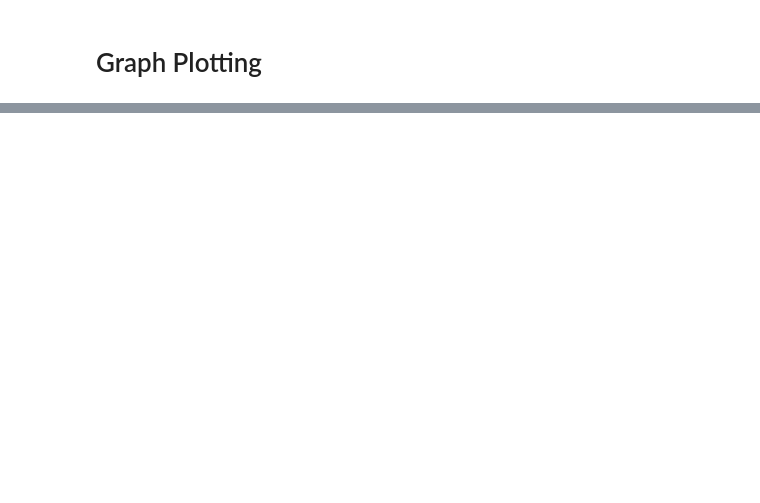
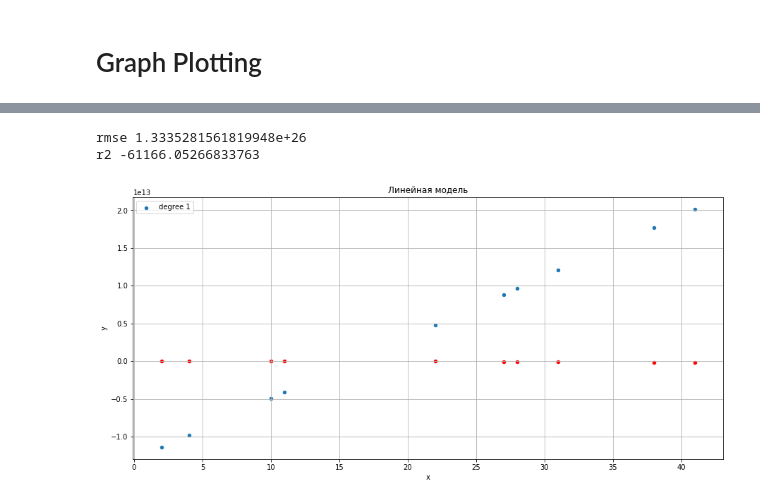
Before and after one commit to NastiyaM/Linear-regression, a Jupyter notebook: Untitled.ipynb, the cells around one changed output, grey strips where cells are left out. Saved outputs shown, nothing was run; the diff lists cells and outputs as text; code cells hidden in the pictures; blank space fills up the shorter version.

```diff
--- a/Untitled.ipynb
+++ b/Untitled.ipynb
@@ -315,0 +326,33 @@ pylab.show()
+# %%
+X_train, X_test, y_train, y_test = train_test_split(x, y, test_size=0.2, random_state=0)
+# %%
+#X_test= X_test.sort()
+#X_train= X_train.sort()
+def pol_ragr(deg):
+    model = PolynomialFeatures(degree=deg)
+    X_train_transform = model.fit_transform(X_train[:, np.newaxis])
+    pol_reg = linear_model.LinearRegression()
+    pol_reg.fit(X_train_transform, y_train)
+    X_test_transform = model.fit_transform(X_test[:, np.newaxis])
+    y_pred = pol_reg.predict(X_test_transform)
+    score = pol_reg.score(X_test_transform, y_test)
+    rmse = mean_squared_error(y_test, y_pred)
+    print('rmse',rmse)
+    r2 = r2_score(y_test, y_pred)
+    print('r2',r2)
+    plt.figure(figsize=(15, 15))
+    plt.subplot(2, 1, 1)
+    plt.title("Линейная модель") # заголовок
+    plt.xlabel("x") # ось абсцисс
+    plt.ylabel("y") # ось ординат
+    plt.grid()
+    plt.scatter(X_test, y_test,color='red', s=20)
+    plt.scatter(X_test, y_pred,label='degree ' + str(deg), s=20)
+    plt.legend(loc=2)
+    plt.show()
+# %%
+pol_ragr(1)
+# %% [output]
+rmse 1.3335281561819948e+26
+r2 -61166.05266833763
+[figure, added]
```
Also changed, not shown: parts of 22 cells of this notebook, 1 other file.
